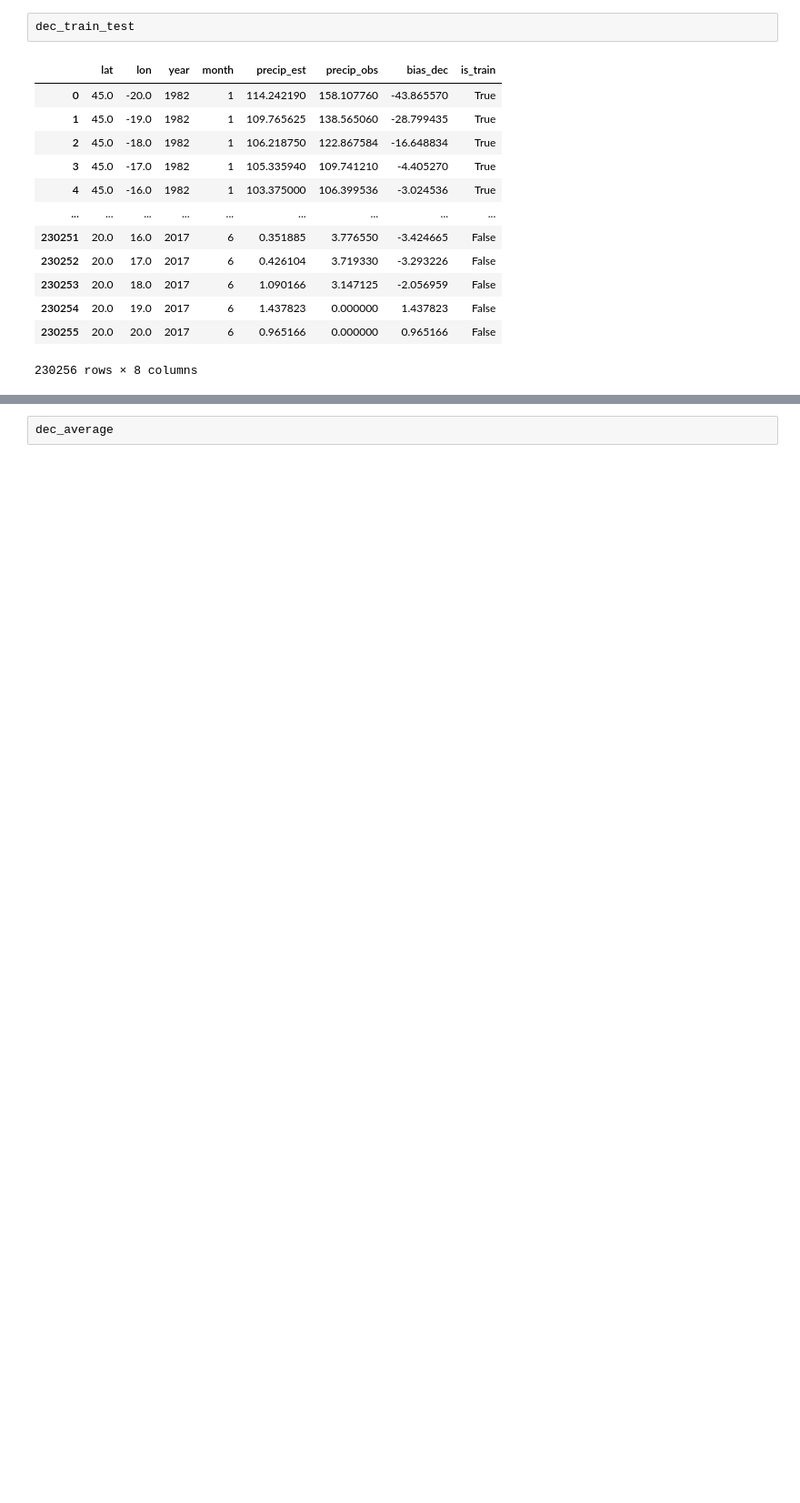
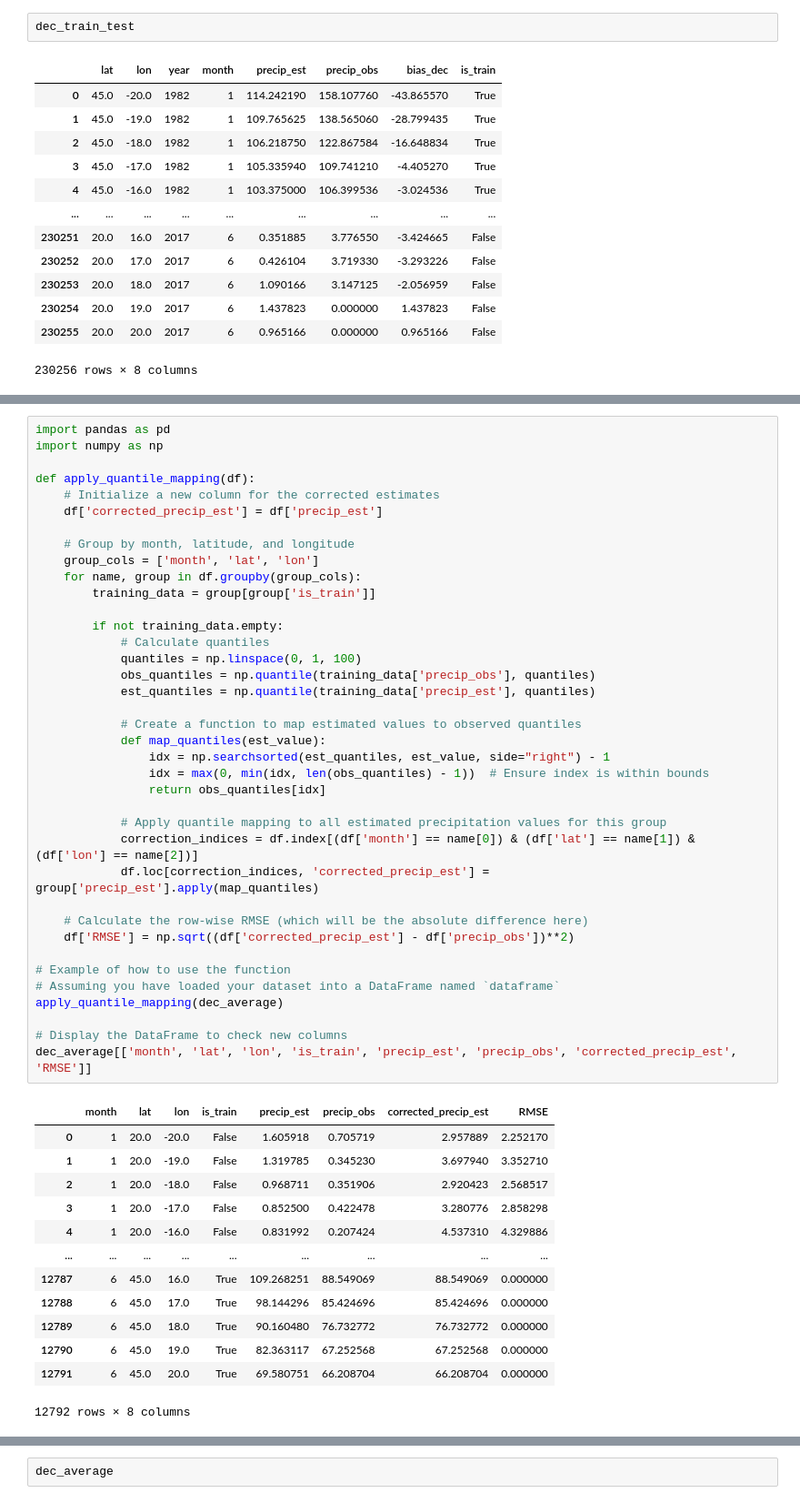
Before and after one commit to Yassmine2020/Precipitations_bias_correction, a Jupyter notebook: QMBC/eQM_grille.ipynb, the cells around one changed output, grey strips where cells are left out. Shown: that part at 91% size. Cells and saved outputs as stored; diff of their text form; blank space fills up the shorter version.

```diff
--- a/QMBC/eQM_grille.ipynb
+++ b/QMBC/eQM_grille.ipynb
@@ -92,0 +101,52 @@ oct_average = pd.concat([oct_average[-4:], oct_average[:-4]]).reset_index(drop=T
+# %%
+import pandas as pd
+import numpy as np
+
+def apply_quantile_mapping(df):
+    # Initialize a new column for the corrected estimates
+    df['corrected_precip_est'] = df['precip_est']
+
+    # Group by month, latitude, and longitude
+    group_cols = ['month', 'lat', 'lon']
+    for name, group in df.groupby(group_cols):
+        training_data = group[group['is_train']]
+
+        if not training_data.empty:
+            # Calculate quantiles
+            quantiles = np.linspace(0, 1, 100)
+            obs_quantiles = np.quantile(training_data['precip_obs'], quantiles)
+            est_quantiles = np.quantile(training_data['precip_est'], quantiles)
+
+            # Create a function to map estimated values to observed quantiles
+            def map_quantiles(est_value):
+                idx = np.searchsorted(est_quantiles, est_value, side="right") - 1
+                idx = max(0, min(idx, len(obs_quantiles) - 1))  # Ensure index is within bounds
+                return obs_quantiles[idx]
+
+            # Apply quantile mapping to all estimated precipitation values for this group
+            correction_indices = df.index[(df['month'] == name[0]) & (df['lat'] == name[1]) & (df['lon'] == name[2])]
+            df.loc[correction_indices, 'corrected_precip_est'] = group['precip_est'].apply(map_quantiles)
+
+    # Calculate the row-wise RMSE (which will be the absolute difference here)
+    df['RMSE'] = np.sqrt((df['corrected_precip_est'] - df['precip_obs'])**2)
+
+# Example of how to use the function
+# Assuming you have loaded your dataset into a DataFrame named `dataframe`
+apply_quantile_mapping(dec_average)
+
+# Display the DataFrame to check new columns
+dec_average[['month', 'lat', 'lon', 'is_train', 'precip_est', 'precip_obs', 'corrected_precip_est', 'RMSE']]
+# %% [output]
+|  | month | lat | lon | is_train | precip_est | precip_obs | corrected_precip_est | RMSE |
+| 0 | 1 | 20.0 | -20.0 | False | 1.605918 | 0.705719 | 2.957889 | 2.252170 |
+| 1 | 1 | 20.0 | -19.0 | False | 1.319785 | 0.345230 | 3.697940 | 3.352710 |
+| 2 | 1 | 20.0 | -18.0 | False | 0.968711 | 0.351906 | 2.920423 | 2.568517 |
+| 3 | 1 | 20.0 | -17.0 | False | 0.852500 | 0.422478 | 3.280776 | 2.858298 |
+| 4 | 1 | 20.0 | -16.0 | False | 0.831992 | 0.207424 | 4.537310 | 4.329886 |
+| ... | ... | ... | ... | ... | ... | ... | ... | ... |
+| 12787 | 6 | 45.0 | 16.0 | True | 109.268251 | 88.549069 | 88.549069 | 0.000000 |
+| 12788 | 6 | 45.0 | 17.0 | True | 98.144296 | 85.424696 | 85.424696 | 0.000000 |
+| 12789 | 6 | 45.0 | 18.0 | True | 90.160480 | 76.732772 | 76.732772 | 0.000000 |
+| 12790 | 6 | 45.0 | 19.0 | True | 82.363117 | 67.252568 | 67.252568 | 0.000000 |
+| 12791 | 6 | 45.0 | 20.0 | True | 69.580751 | 66.208704 | 66.208704 | 0.000000 |
+12792 rows × 8 columns
```
Also changed, not shown: parts of 16 cells of this notebook.
